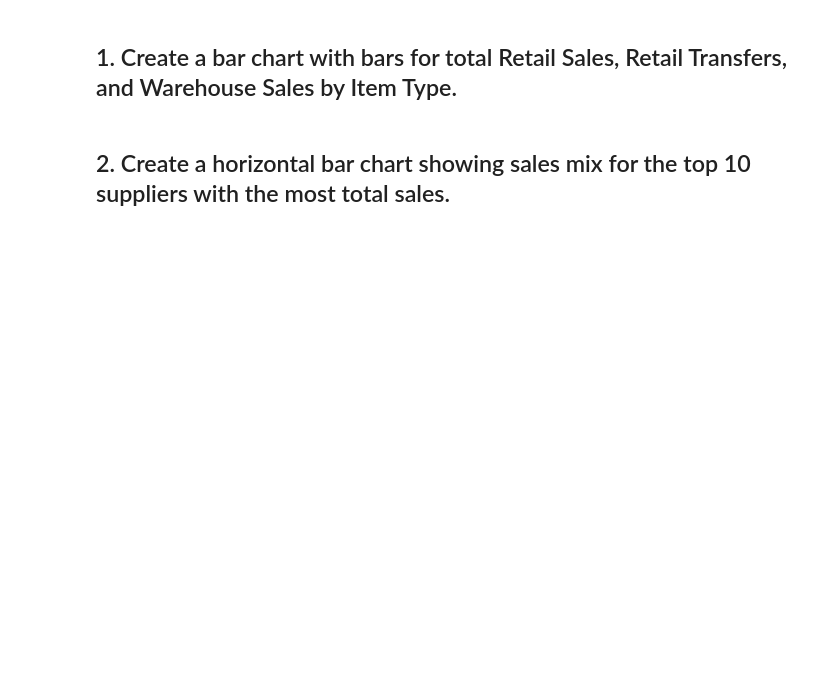
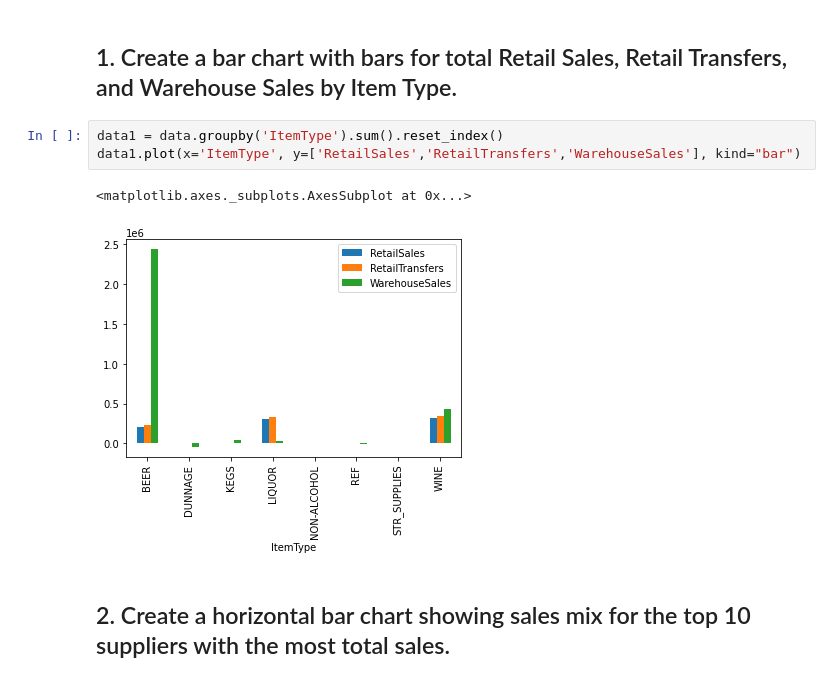
Before and after one commit to ironhack-datalabs/datamad0320, a Jupyter notebook: module-2/lab-plotting-multiple-data-series/your-code/main.ipynb, the cells around one changed output. Saved outputs shown, nothing was run; the diff lists cells and outputs as text; blank space fills up the shorter version.

```diff
--- a/module-2/lab-plotting-multiple-data-series/your-code/main.ipynb
+++ b/module-2/lab-plotting-multiple-data-series/your-code/main.ipynb
@@ -22,5 +22,11 @@ data.head()
 | 4 | 2017 | 4 | ROYAL WINE CORP | 101664 | RAMON CORDOVA RIOJA - 750ML | WINE | 0.0 | 4.0 | ... |
 # %% [markdown]
 ## 1. Create a bar chart with bars for total Retail Sales, Retail Transfers, and Warehouse Sales by Item Type.
+# %%
+data1 = data.groupby('ItemType').sum().reset_index()
+data1.plot(x='ItemType', y=['RetailSales','RetailTransfers','WarehouseSales'], kind="bar")
+# %% [output]
+<matplotlib.axes._subplots.AxesSubplot at 0x...>
+[figure, added]
 # %% [markdown]
 ## 2. Create a horizontal bar chart showing sales mix for the top 10 suppliers with the most total sales.
```
Also changed, not shown: parts of 7 cells of this notebook.
